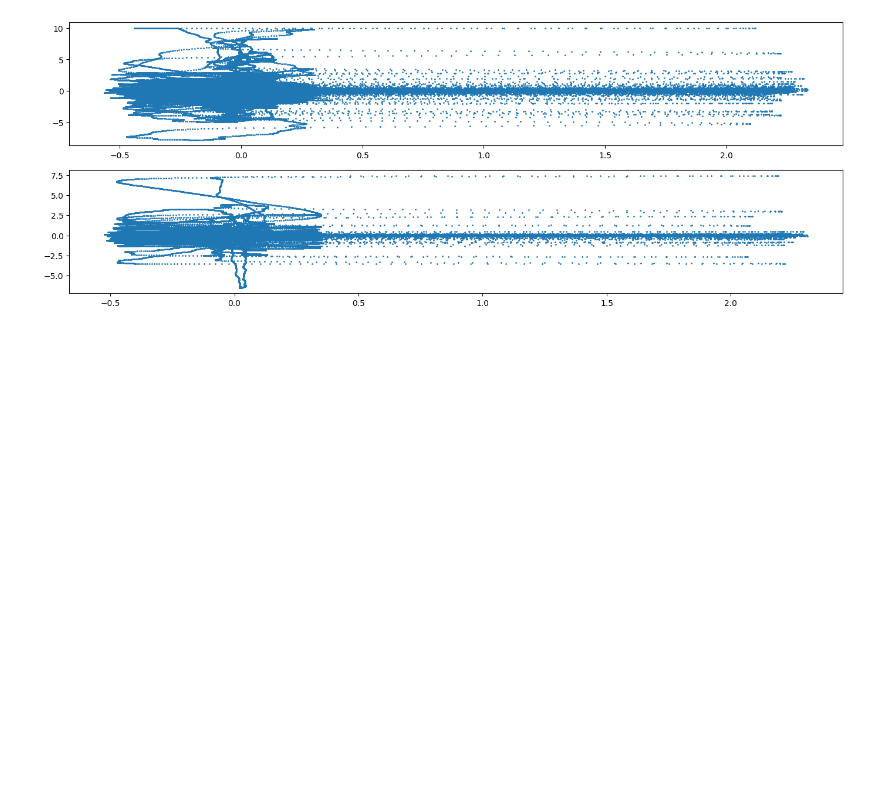
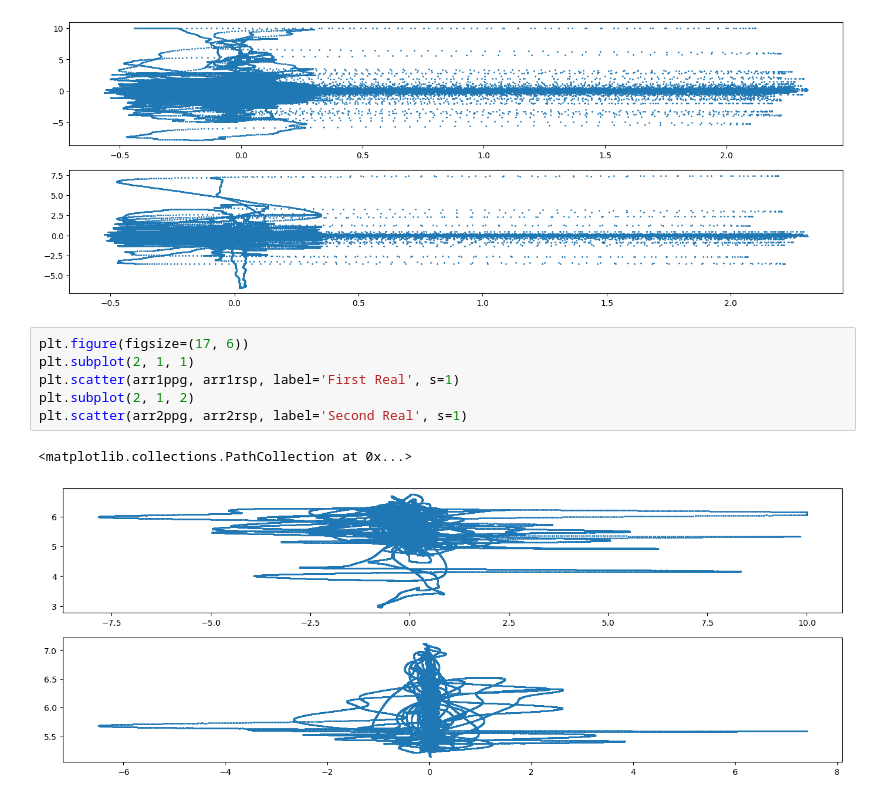
Before and after one commit to abishans23/Predictability-and-Horror-Films, a Jupyter notebook: Algorithm.ipynb, the cells around one changed output. Drawn from its saved outputs; the diff is of its cells as text; blank space fills up the shorter version.

```diff
--- a/Algorithm.ipynb
+++ b/Algorithm.ipynb
@@ -135,3 +135,12 @@ plt.scatter(arr2ecg, arr2ppg, label='Second Real', s=1)
 # %% [output]
 <matplotlib.collections.PathCollection at 0x...>
 [figure]
+# %%
+plt.figure(figsize=(17, 6))
+plt.subplot(2, 1, 1)
+plt.scatter(arr1ppg, arr1rsp, label='First Real', s=1)
+plt.subplot(2, 1, 2)
+plt.scatter(arr2ppg, arr2rsp, label='Second Real', s=1)
+# %% [output]
+<matplotlib.collections.PathCollection at 0x...>
+[figure, added]
```
